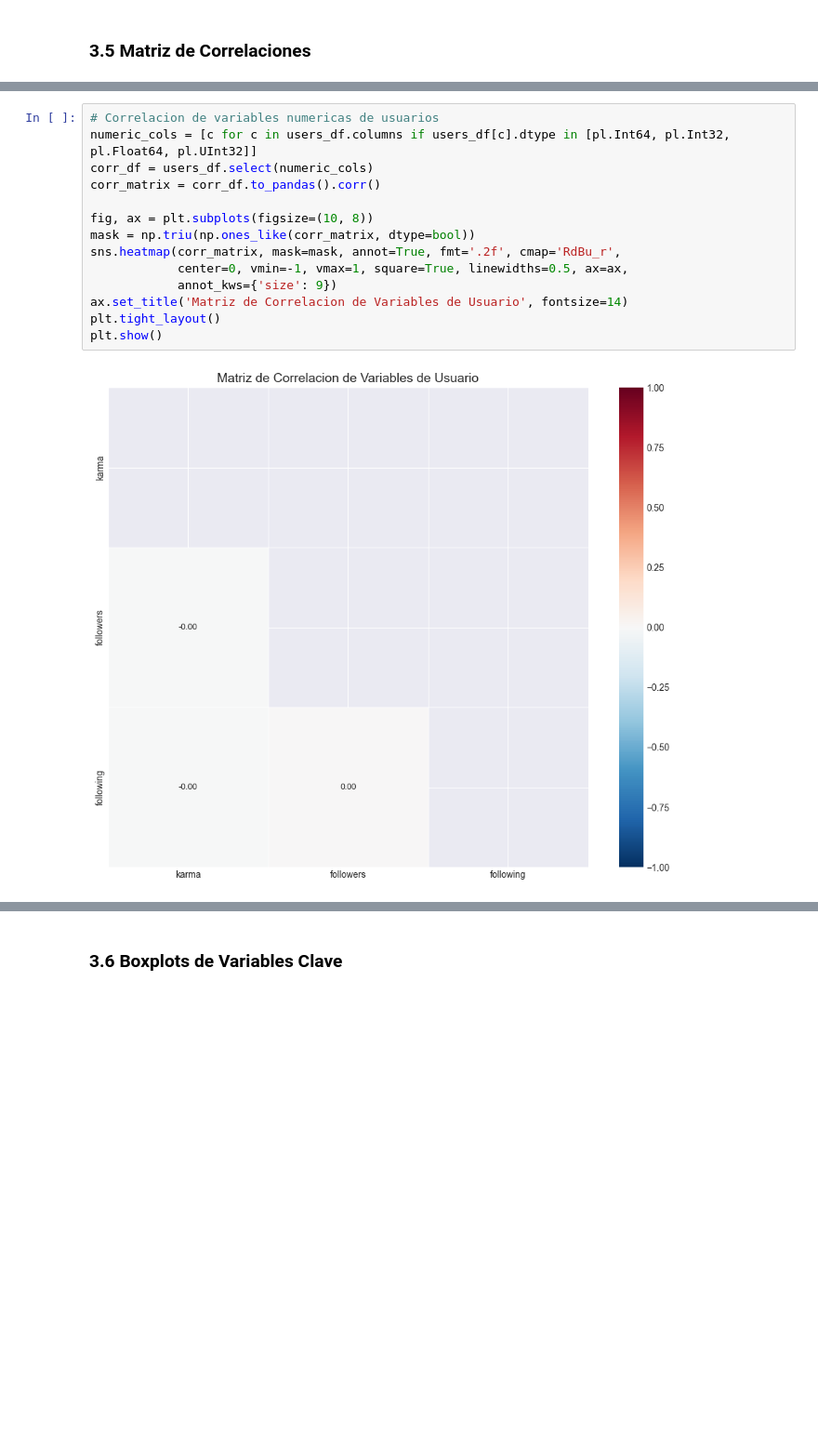
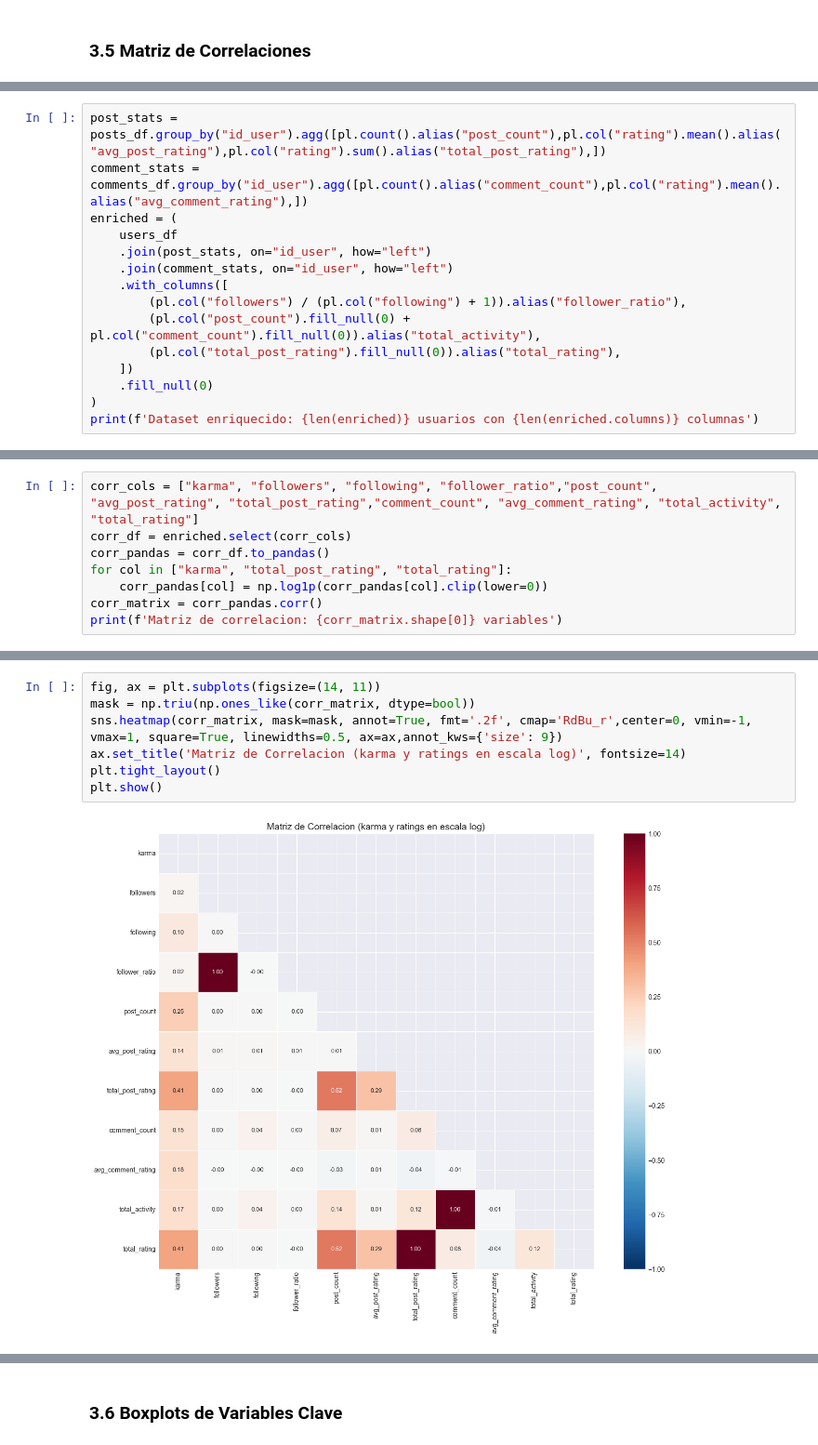
Before and after one commit to PaulinaIA/moltbook-safety, a Jupyter notebook: notebooks/pipeline.ipynb, the cells around one changed output, grey strips where cells are left out. Shown at 93% size. Saved outputs shown, nothing was run; the diff lists cells and outputs as text; blank space fills up the shorter version.

```diff
--- a/notebooks/pipeline.ipynb
+++ b/notebooks/pipeline.ipynb
@@ -273,0 +274,15 @@ Se calcula la correlacion entre las variables numericas de los usuarios para ide
+# %%
+post_stats = posts_df.group_by("id_user").agg([pl.count().alias("post_count"),pl.col("rating").mean().alias("avg_post_rating"),pl.col("rating").sum().alias("total_post_rating"),])
+comment_stats = comments_df.group_by("id_user").agg([pl.count().alias("comment_count"),pl.col("rating").mean().alias("avg_comment_rating"),])
+enriched = (
+    users_df
+    .join(post_stats, on="id_user", how="left")
+    .join(comment_stats, on="id_user", how="left")
+    .with_columns([
+        (pl.col("followers") / (pl.col("following") + 1)).alias("follower_ratio"),
+        (pl.col("post_count").fill_null(0) + pl.col("comment_count").fill_null(0)).alias("total_activity"),
+        (pl.col("total_post_rating").fill_null(0)).alias("total_rating"),
+    ])
+    .fill_null(0)
+)
+print(f'Dataset enriquecido: {len(enriched)} usuarios con {len(enriched.columns)} columnas')
@@ -273,0 +297,8 @@ Se calcula la correlacion entre las variables numericas de los usuarios para ide
+# %%
+corr_cols = ["karma", "followers", "following", "follower_ratio","post_count", "avg_post_rating", "total_post_rating","comment_count", "avg_comment_rating", "total_activity", "total_rating"]
+corr_df = enriched.select(corr_cols)
+corr_pandas = corr_df.to_pandas()
+for col in ["karma", "total_post_rating", "total_rating"]:
+    corr_pandas[col] = np.log1p(corr_pandas[col].clip(lower=0))
+corr_matrix = corr_pandas.corr()
+print(f'Matriz de correlacion: {corr_matrix.shape[0]} variables')
@@ -274,16 +309,9 @@ Se calcula la correlacion entre las variables numericas de los usuarios para ide
 # %%
-# Correlacion de variables numericas de usuarios
-numeric_cols = [c for c in users_df.columns if users_df[c].dtype in [pl.Int64, pl.Int32, pl.Float64, pl.UInt32]]
-corr_df = users_df.select(numeric_cols)
-corr_matrix = corr_df.to_pandas().corr()
-
-fig, ax = plt.subplots(figsize=(10, 8))
+fig, ax = plt.subplots(figsize=(14, 11))
 mask = np.triu(np.ones_like(corr_matrix, dtype=bool))
-sns.heatmap(corr_matrix, mask=mask, annot=True, fmt='.2f', cmap='RdBu_r',
-            center=0, vmin=-1, vmax=1, square=True, linewidths=0.5, ax=ax,
-            annot_kws={'size': 9})
-ax.set_title('Matriz de Correlacion de Variables de Usuario', fontsize=14)
+sns.heatmap(corr_matrix, mask=mask, annot=True, fmt='.2f', cmap='RdBu_r',center=0, vmin=-1, vmax=1, square=True, linewidths=0.5, ax=ax,annot_kws={'size': 9})
+ax.set_title('Matriz de Correlacion (karma y ratings en escala log)', fontsize=14)
 plt.tight_layout()
 plt.show()
 # %% [output]
-[figure, old version]
+[figure, new version]
```
Also changed, not shown: parts of 103 cells of this notebook, 11 other files.
